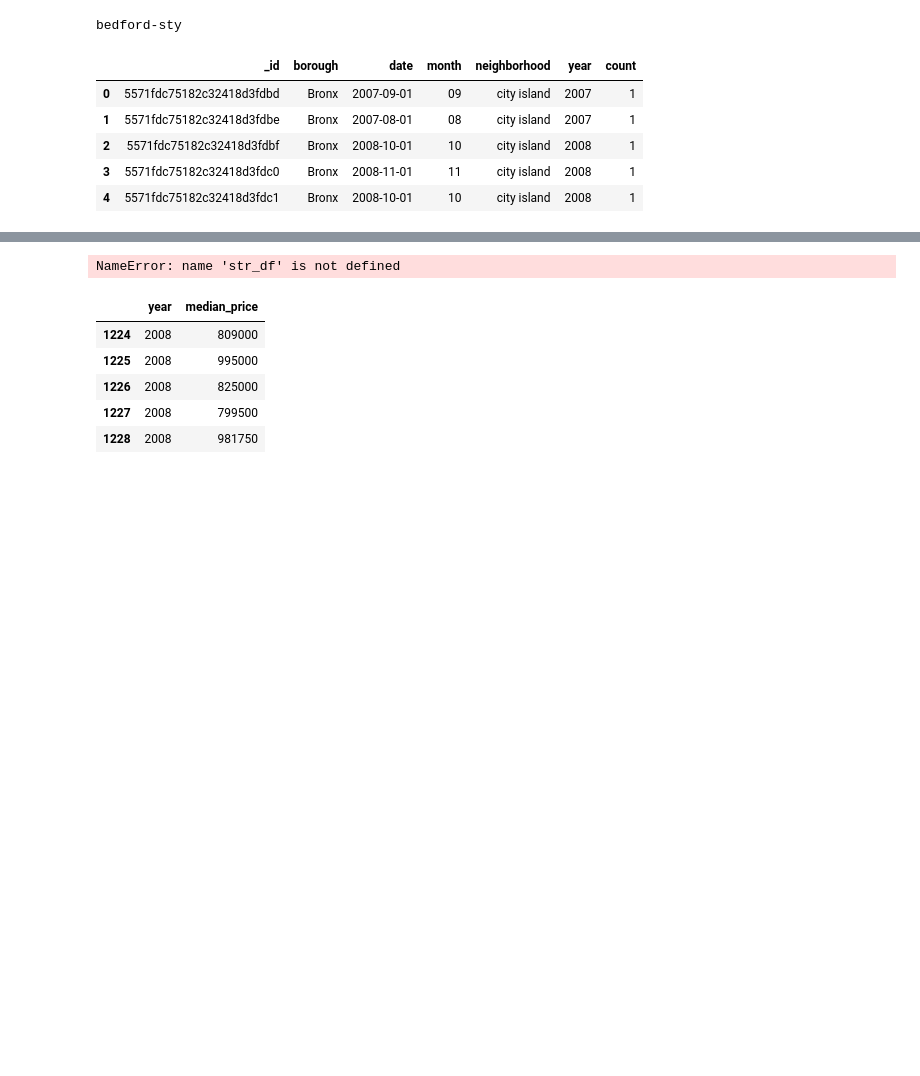
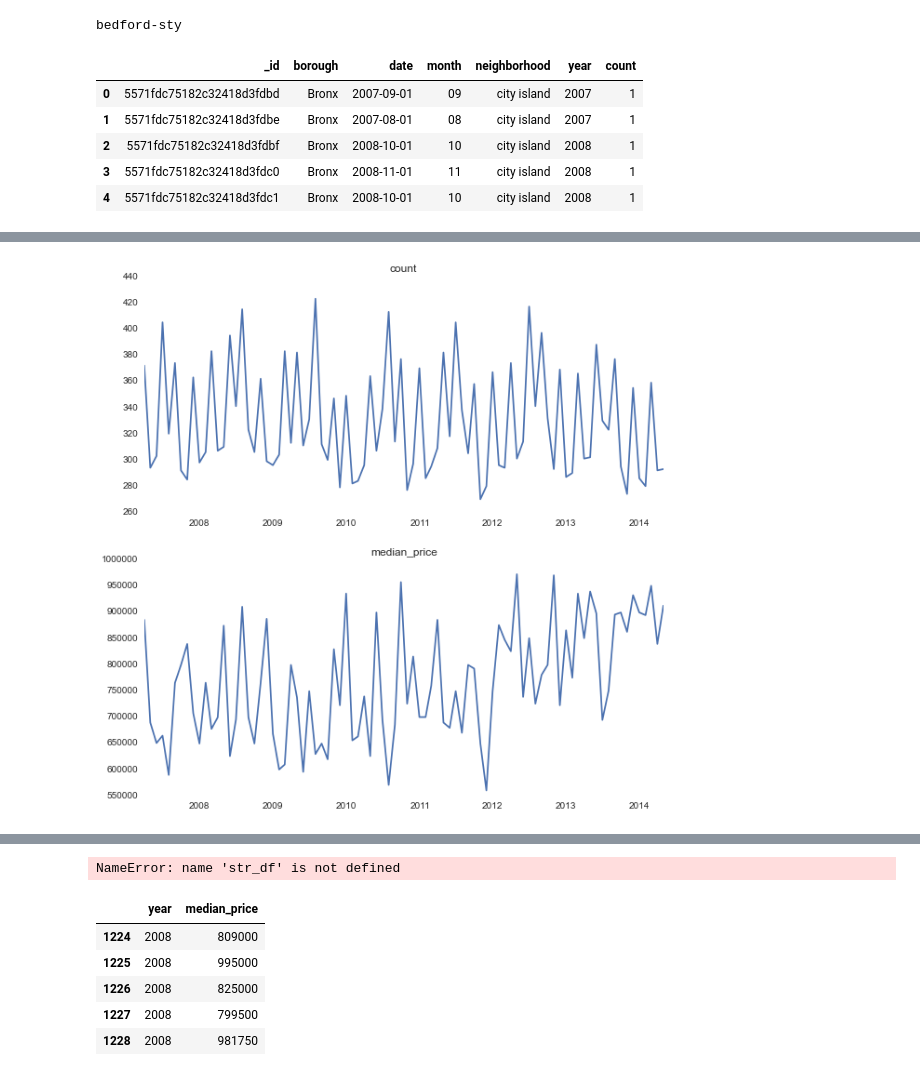
Before and after one commit to gfsoileau/soothsay_appreciation_predictor, a Jupyter notebook: re_predictor.ipynb, the cells around one changed output, grey strips where cells are left out. Drawn from its saved outputs; the diff is of its cells as text; code cells hidden in the pictures; blank space fills up the shorter version.

Commit message:
VAR model coded

```diff
--- a/re_predictor.ipynb
+++ b/re_predictor.ipynb
@@ -595,0 +572,6 @@ ValueError: Pandas data cast to numpy dtype of object. Check input data with np.
+# %%
+esy['date'] = pd.to_datetime(esy['date'], format="%Y-%m-%d")
+grouped_e = esy.groupby(['date'], as_index=False)
+grouped_e = grouped_e.aggregate(np.sum)
+grouped_e =grouped_e.drop(grouped_e.index[89:])
+# grouped_e
@@ -595,0 +609,3 @@ ValueError: Pandas data cast to numpy dtype of object. Check input data with np.
+# %%
+data = pd.merge(grouped_g,grouped_e, how='outer')
+data.fillna(0, inplace=True)
@@ -595,0 +645,8 @@ ValueError: Pandas data cast to numpy dtype of object. Check input data with np.
+# %%
+model = tsa.VAR(data)
+# %%
+results = model.fit(12)
+# %%
+results.plot()
+# %% [output]
+[figure, added]
```
Also changed, not shown: parts of 38 cells of this notebook.
